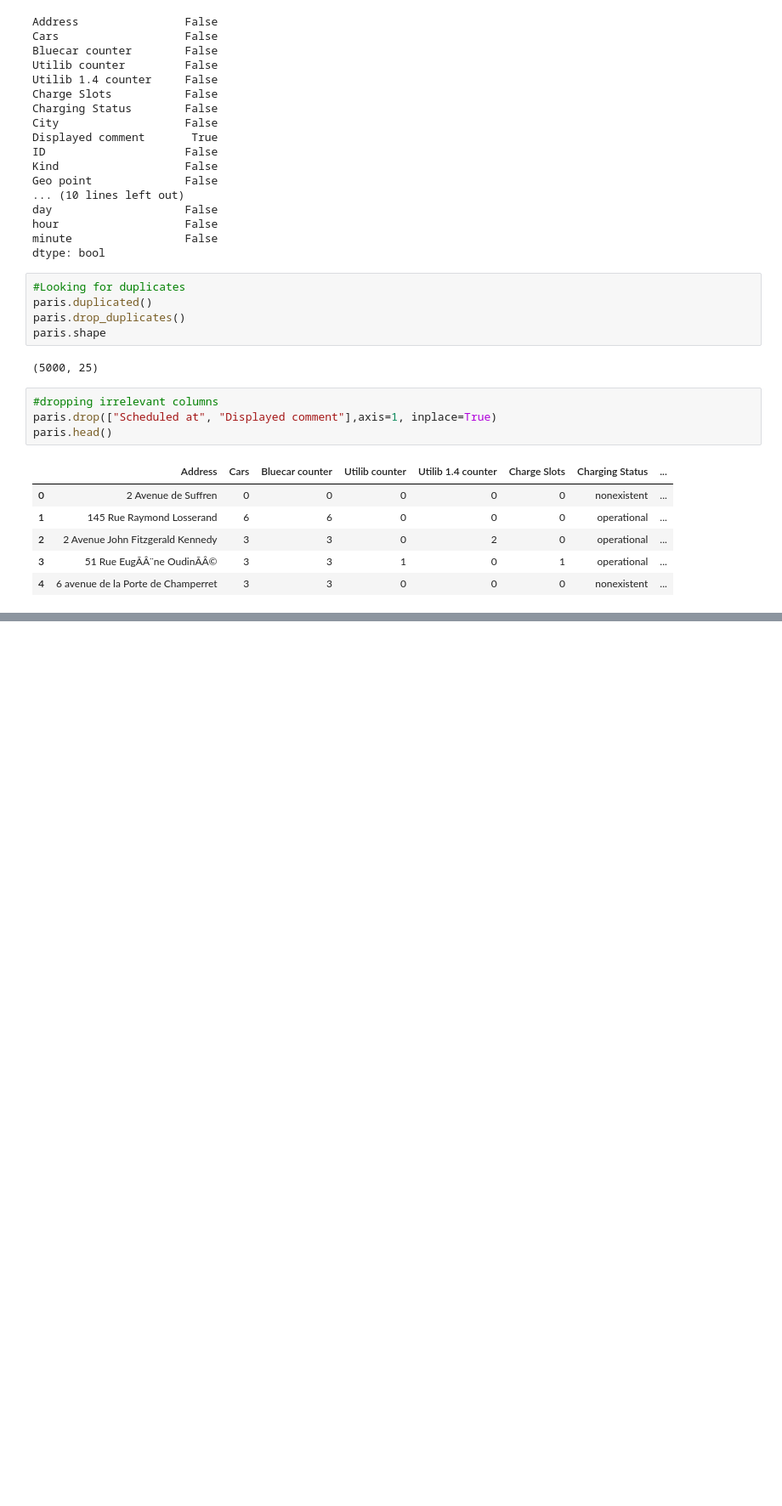
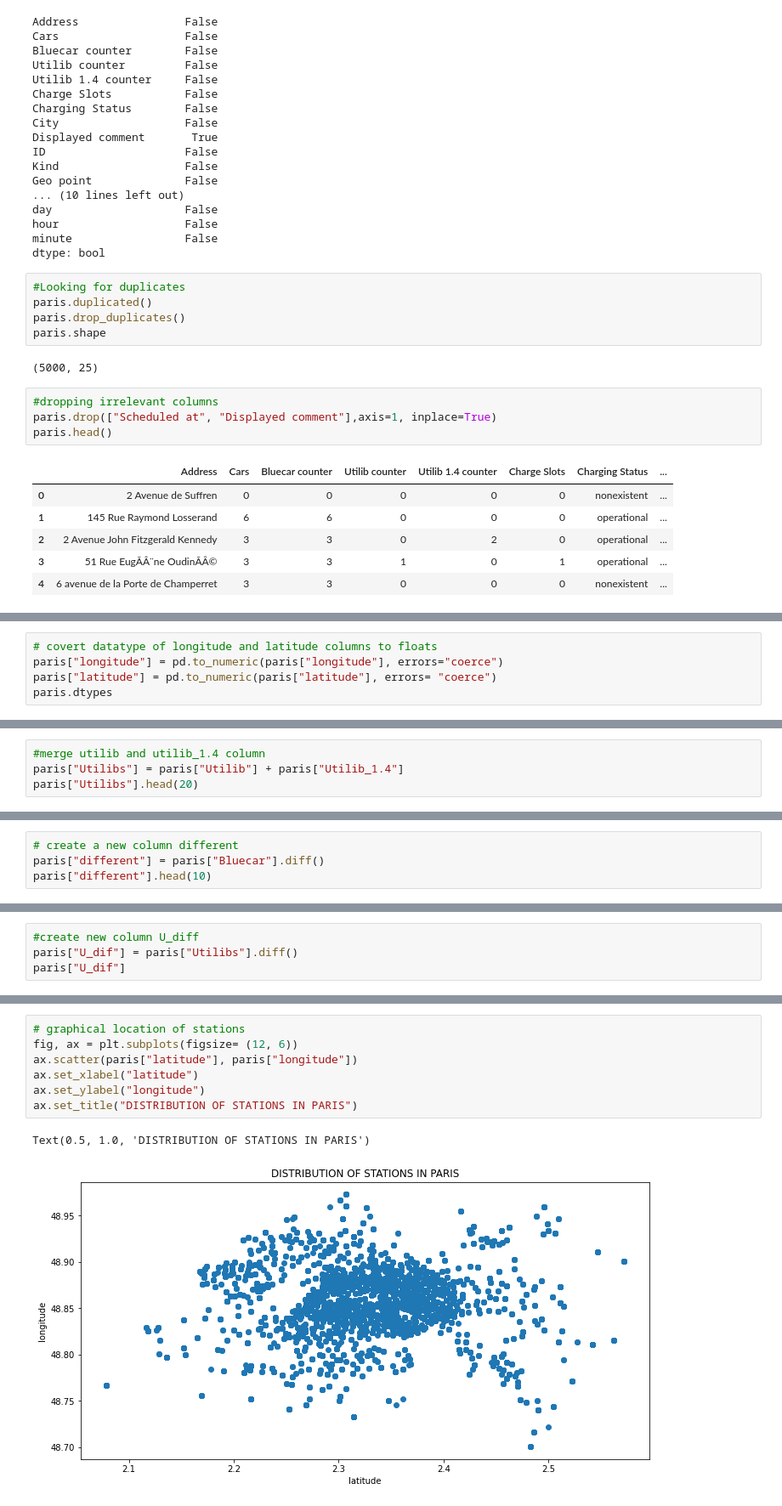
Before and after one commit to mmburu8/moringa-wk4-independent-project, a Jupyter notebook: Moringa_Data_Science_Prep_W4_Independent_Project_2019_07_Martin_Mburu_Python.ipynb, the cells around one changed output, grey strips where cells are left out. Shown at 85% size. Cells and saved outputs as stored; diff of their text form; blank space fills up the shorter version.

```diff
--- a/Moringa_Data_Science_Prep_W4_Independent_Project_2019_07_Martin_Mburu_Python.ipynb
+++ b/Moringa_Data_Science_Prep_W4_Independent_Project_2019_07_Martin_Mburu_Python.ipynb
@@ -153,0 +104,5 @@ Name: Bluecar counter, dtype: int64
+# %%
+# covert datatype of longitude and latitude columns to floats
+paris["longitude"] = pd.to_numeric(paris["longitude"], errors="coerce")
+paris["latitude"] = pd.to_numeric(paris["latitude"], errors= "coerce")
+paris.dtypes
@@ -153,0 +127,4 @@ Name: Bluecar counter, dtype: int64
+# %%
+#merge utilib and utilib_1.4 column
+paris["Utilibs"] = paris["Utilib"] + paris["Utilib_1.4"]
+paris["Utilibs"].head(20)
@@ -153,0 +151,4 @@ Name: Bluecar counter, dtype: int64
+# %%
+# create a new column different
+paris["different"] = paris["Bluecar"].diff()
+paris["different"].head(10)
@@ -153,0 +245,4 @@ Name: Bluecar counter, dtype: int64
+# %%
+#create new column U_diff
+paris["U_dif"] = paris["Utilibs"].diff()
+paris["U_dif"]
@@ -153,0 +311,10 @@ Name: Bluecar counter, dtype: int64
+# %%
+# graphical location of stations
+fig, ax = plt.subplots(figsize= (12, 6))
+ax.scatter(paris["latitude"], paris["longitude"])
+ax.set_xlabel("latitude")
+ax.set_ylabel("longitude")
+ax.set_title("DISTRIBUTION OF STATIONS IN PARIS")
+# %% [output]
+Text(0.5, 1.0, 'DISTRIBUTION OF STATIONS IN PARIS')
+[figure, added]
```
Also changed, not shown: parts of 27 cells of this notebook.
